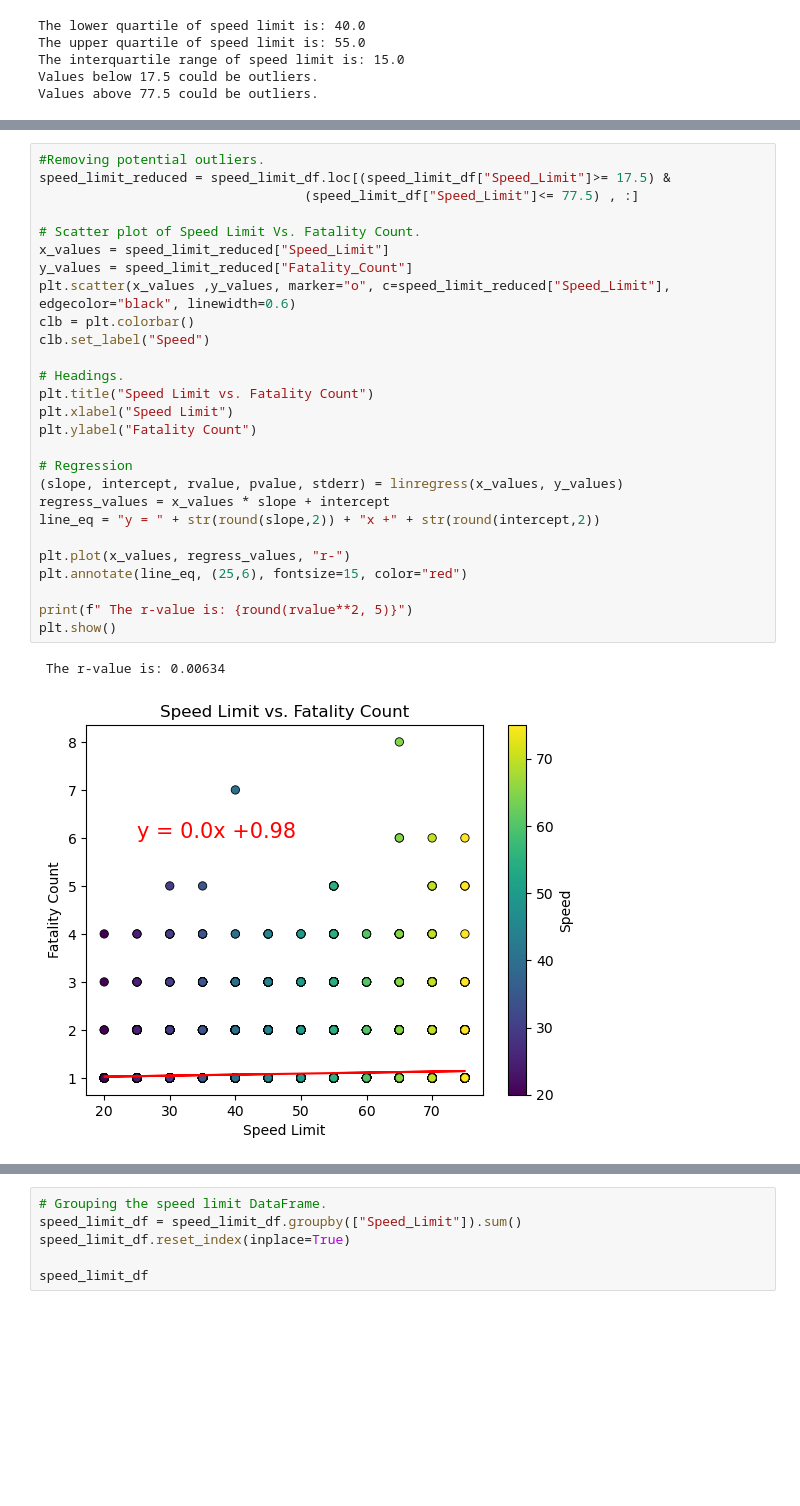
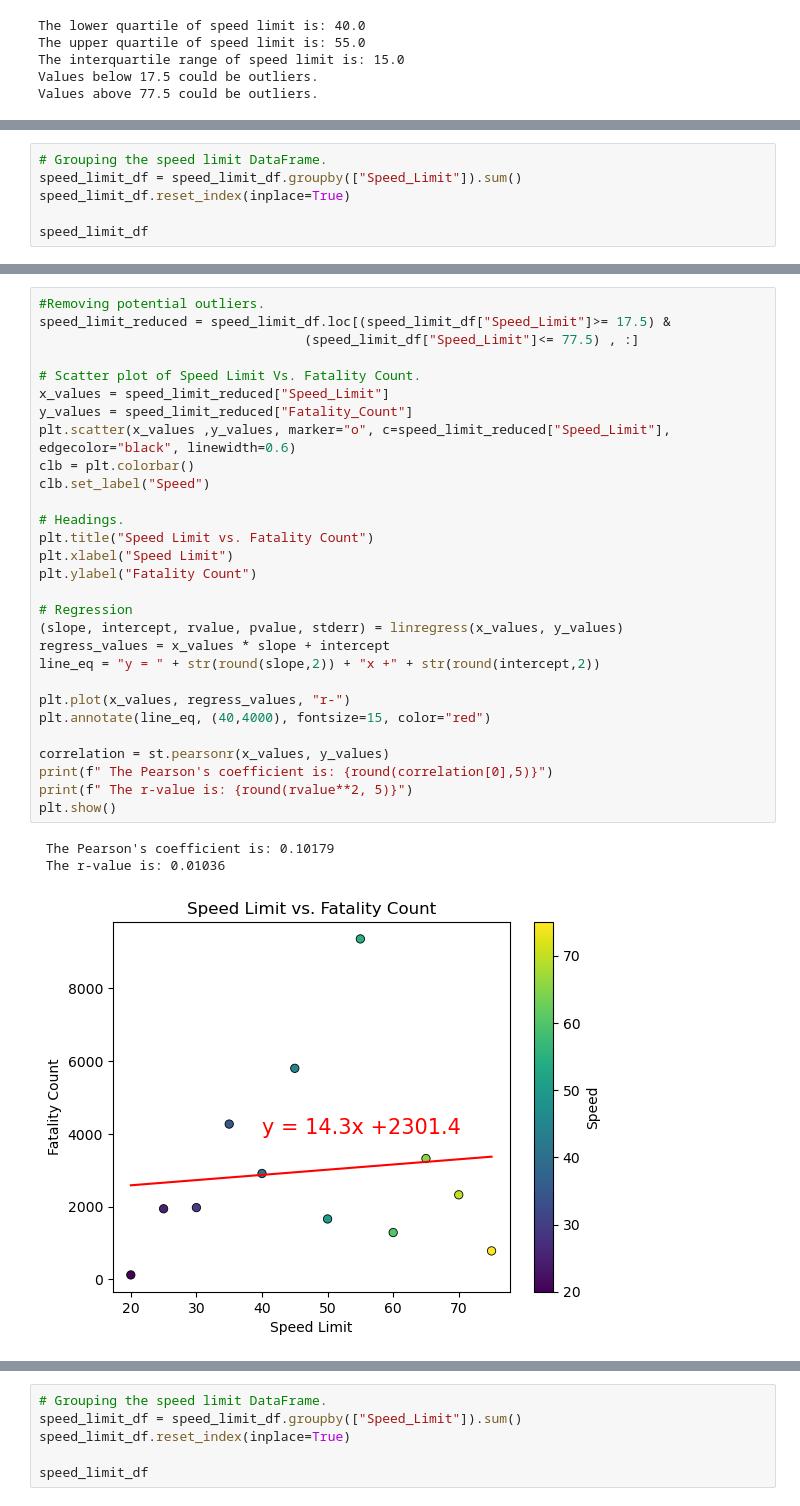
Before and after one commit to lishanisrikaran/project-1, a Jupyter notebook: road_fatalities - main.ipynb, the cells around one changed output, grey strips where cells are left out. Drawn from its saved outputs; the diff is of its cells as text; blank space fills up the shorter version.

```diff
--- a/road_fatalities - main.ipynb
+++ b/road_fatalities - main.ipynb
@@ -406,0 +467,6 @@ Values above 77.5 could be outliers.
+# %%
+# Grouping the speed limit DataFrame.
+speed_limit_df = speed_limit_df.groupby(["Speed_Limit"]).sum()
+speed_limit_df.reset_index(inplace=True)
+
+speed_limit_df
@@ -407,30 +491,33 @@ Values above 77.5 could be outliers.
 # %%
 #Removing potential outliers.
 speed_limit_reduced = speed_limit_df.loc[(speed_limit_df["Speed_Limit"]>= 17.5) &
                                   (speed_limit_df["Speed_Limit"]<= 77.5) , :]
 
 # Scatter plot of Speed Limit Vs. Fatality Count.
 x_values = speed_limit_reduced["Speed_Limit"]
 y_values = speed_limit_reduced["Fatality_Count"]
 plt.scatter(x_values ,y_values, marker="o", c=speed_limit_reduced["Speed_Limit"], edgecolor="black", linewidth=0.6)
 clb = plt.colorbar()
 clb.set_label("Speed")
 
 # Headings.
 plt.title("Speed Limit vs. Fatality Count")
 plt.xlabel("Speed Limit")
 plt.ylabel("Fatality Count")
 
 # Regression
 (slope, intercept, rvalue, pvalue, stderr) = linregress(x_values, y_values)
 regress_values = x_values * slope + intercept
 line_eq = "y = " + str(round(slope,2)) + "x +" + str(round(intercept,2))
 
 plt.plot(x_values, regress_values, "r-")
-plt.annotate(line_eq, (25,6), fontsize=15, color="red")
+plt.annotate(line_eq, (40,4000), fontsize=15, color="red")
 
+correlation = st.pearsonr(x_values, y_values)
+print(f" The Pearson's coefficient is: {round(correlation[0],5)}")
 print(f" The r-value is: {round(rvalue**2, 5)}")
 plt.show()
 # %% [output]
- The r-value is: 0.00634
+ The Pearson's coefficient is: 0.10179
+ The r-value is: 0.01036
-[figure, old version]
+[figure, new version]
```
Also changed, not shown: parts of 19 cells of this notebook.
